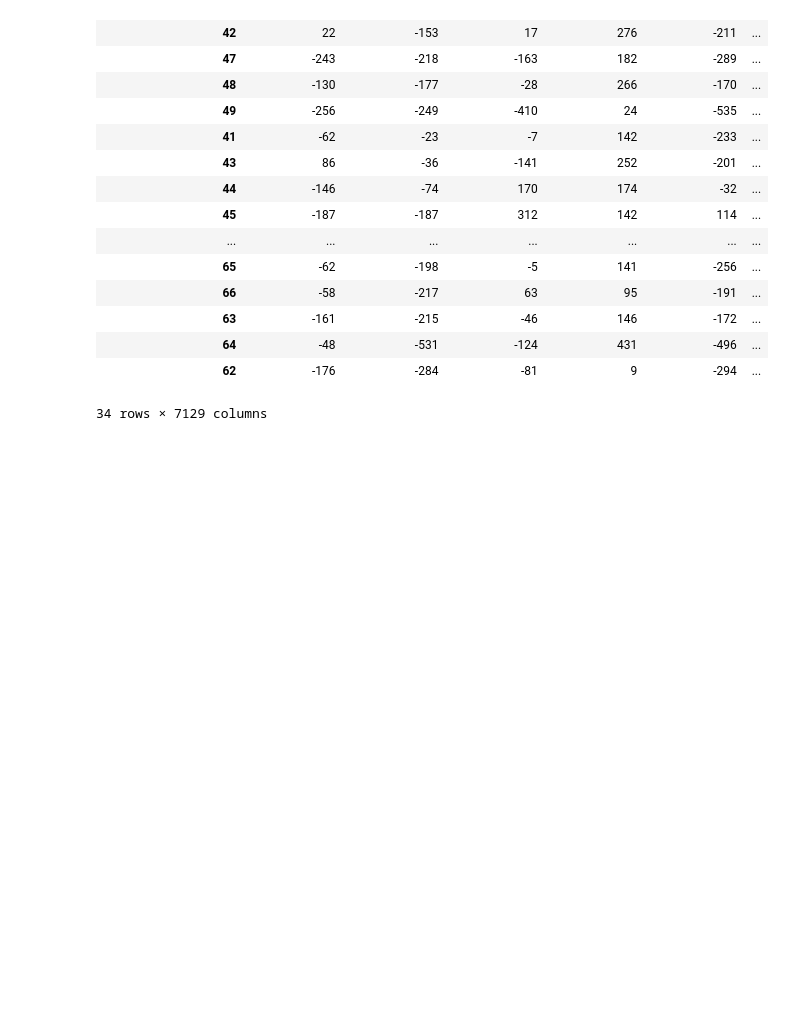
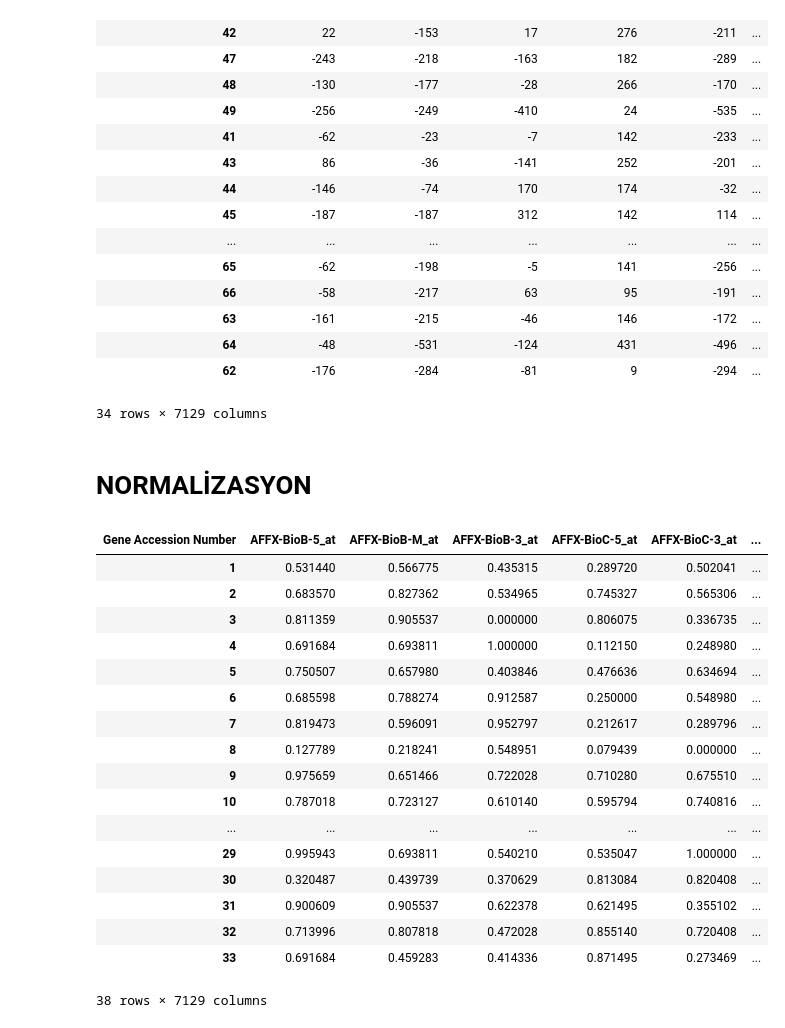
Before and after one commit to BilalAcikgoz/all-aml-classification, a Jupyter notebook: main.ipynb, the cells around one changed output. Saved outputs shown, nothing was run; the diff lists cells and outputs as text; code cells hidden in the pictures; blank space fills up the shorter version.

```diff
--- a/main.ipynb
+++ b/main.ipynb
@@ -413,3 +413,5 @@ test_df
 | 64 | -48 | -531 | -124 | 431 | -496 | ... |
 | 62 | -176 | -284 | -81 | 9 | -294 | ... |
 34 rows × 7129 columns
+# %% [markdown]
+# NORMALİZASYON
@@ -415,0 +420,28 @@ test_df
+# %%
+scaler = MinMaxScaler()
+
+scaler.fit(train_df)
+train_df = scaler.transform(train_df)
+train_df = pd.DataFrame(train_df)
+train_df.columns = gene_description
+train_df.index = id_train
+train_df
+# %% [output]
+| Gene Accession Number | AFFX-BioB-5_at | AFFX-BioB-M_at | AFFX-BioB-3_at | AFFX-BioC-5_at | AFFX-BioC-3_at | ... |
+| 1 | 0.531440 | 0.566775 | 0.435315 | 0.289720 | 0.502041 | ... |
+| 2 | 0.683570 | 0.827362 | 0.534965 | 0.745327 | 0.565306 | ... |
+| 3 | 0.811359 | 0.905537 | 0.000000 | 0.806075 | 0.336735 | ... |
+| 4 | 0.691684 | 0.693811 | 1.000000 | 0.112150 | 0.248980 | ... |
+| 5 | 0.750507 | 0.657980 | 0.403846 | 0.476636 | 0.634694 | ... |
+| 6 | 0.685598 | 0.788274 | 0.912587 | 0.250000 | 0.548980 | ... |
+| 7 | 0.819473 | 0.596091 | 0.952797 | 0.212617 | 0.289796 | ... |
+| 8 | 0.127789 | 0.218241 | 0.548951 | 0.079439 | 0.000000 | ... |
+| 9 | 0.975659 | 0.651466 | 0.722028 | 0.710280 | 0.675510 | ... |
+| 10 | 0.787018 | 0.723127 | 0.610140 | 0.595794 | 0.740816 | ... |
+| ... | ... | ... | ... | ... | ... | ... |
+| 29 | 0.995943 | 0.693811 | 0.540210 | 0.535047 | 1.000000 | ... |
+| 30 | 0.320487 | 0.439739 | 0.370629 | 0.813084 | 0.820408 | ... |
+| 31 | 0.900609 | 0.905537 | 0.622378 | 0.621495 | 0.355102 | ... |
+| 32 | 0.713996 | 0.807818 | 0.472028 | 0.855140 | 0.720408 | ... |
+| 33 | 0.691684 | 0.459283 | 0.414336 | 0.871495 | 0.273469 | ... |
+38 rows × 7129 columns
```
Also changed, not shown: parts of 17 cells of this notebook.
